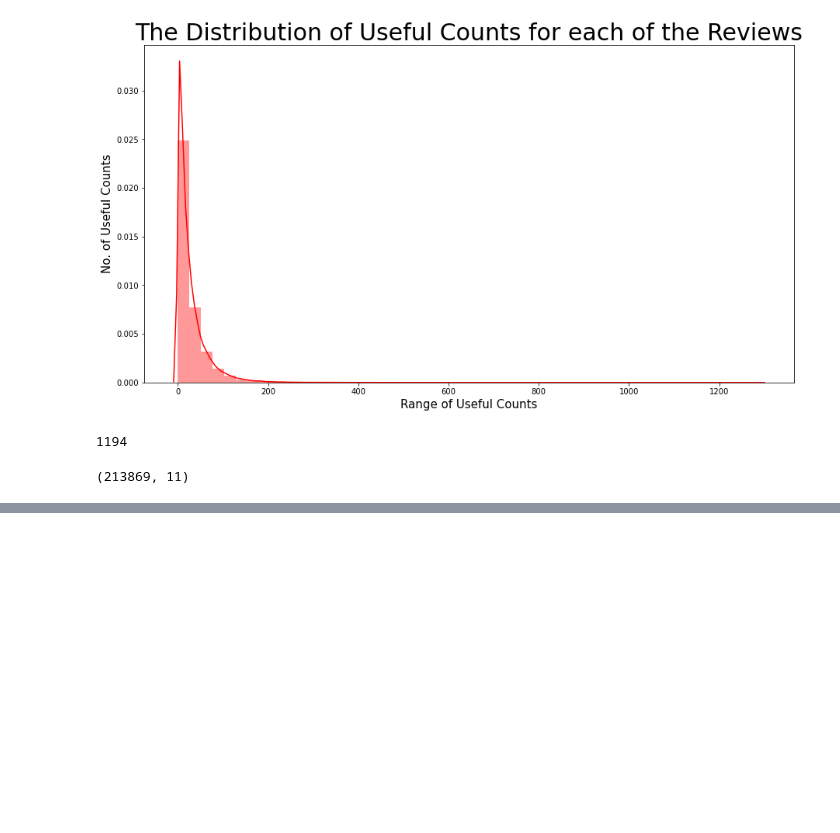
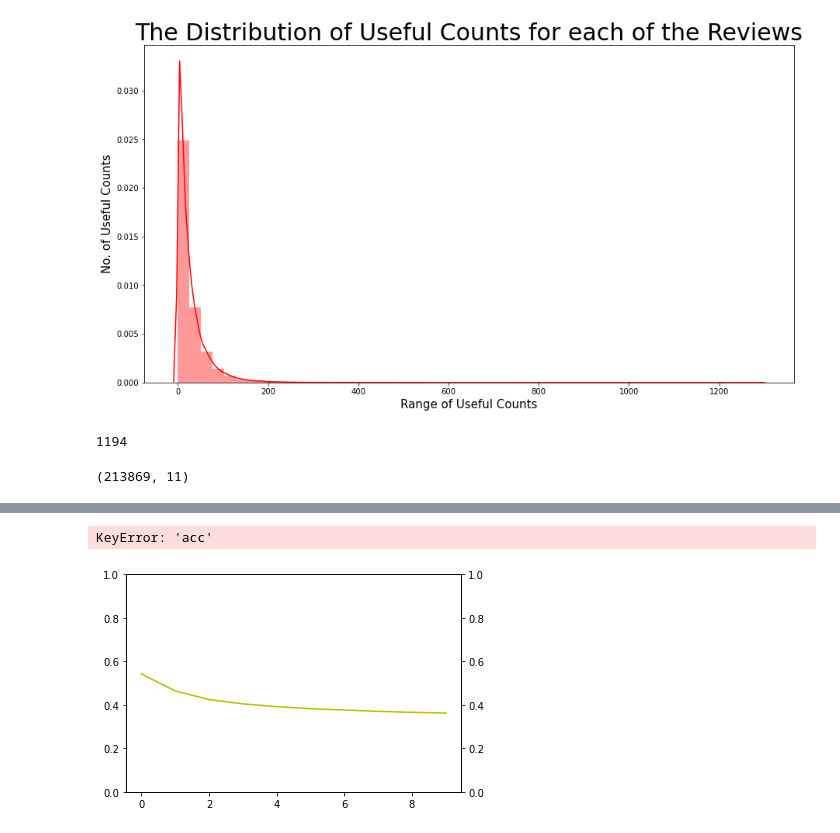
Before and after one commit to ikartikk/Drugs-Recommendation-System, a Jupyter notebook: model.ipynb, the cells around one changed output, grey strips where cells are left out. Saved outputs shown, nothing was run; the diff lists cells and outputs as text; code cells hidden in the pictures; blank space fills up the shorter version.

```diff
--- a/model.ipynb
+++ b/model.ipynb
@@ -249,0 +326,14 @@ df_condition.head()
+# %%
+# creating bag of words
+
+from sklearn.feature_extraction.text import CountVectorizer
+from sklearn.pipeline import Pipeline
+
+cv = CountVectorizer(max_features = 20000, ngram_range = (4, 4))
+pipeline = Pipeline([('vect',cv)])
+
+df_train_features = pipeline.fit_transform(df_train['review_clean'])
+df_test_features = pipeline.fit_transform(df_test['review_clean'])
+
+print("df_train_features :", df_train_features.shape)
+print("df_test_features :", df_test_features.shape)
@@ -249,0 +384,27 @@ df_condition.head()
+# %%
+# 4. Train model
+hist = model.fit(df_train_features.toarray(), y_train, epochs=10, batch_size=64)
+
+# 5. Traing process
+%matplotlib inline
+import matplotlib.pyplot as plt
+
+fig, loss_ax = plt.subplots()
+
+acc_ax = loss_ax.twinx()
+
+loss_ax.set_ylim([0.0, 1.0])
+acc_ax.set_ylim([0.0, 1.0])
+
+loss_ax.plot(hist.history['loss'], 'y', label='train loss')
+acc_ax.plot(hist.history['acc'], 'b', label='train acc')
+
+loss_ax.set_xlabel('epoch')
+loss_ax.set_ylabel('loss')
+acc_ax.set_ylabel('accuray')
+
+loss_ax.legend(loc='upper left')
+acc_ax.legend(loc='lower left')
+
+plt.show()
+# %% [output]
@@ -249,0 +431,2 @@ df_condition.head()
+KeyError: 'acc'
+[figure, added]
```
Also changed, not shown: parts of 26 cells of this notebook, 1 other file.
